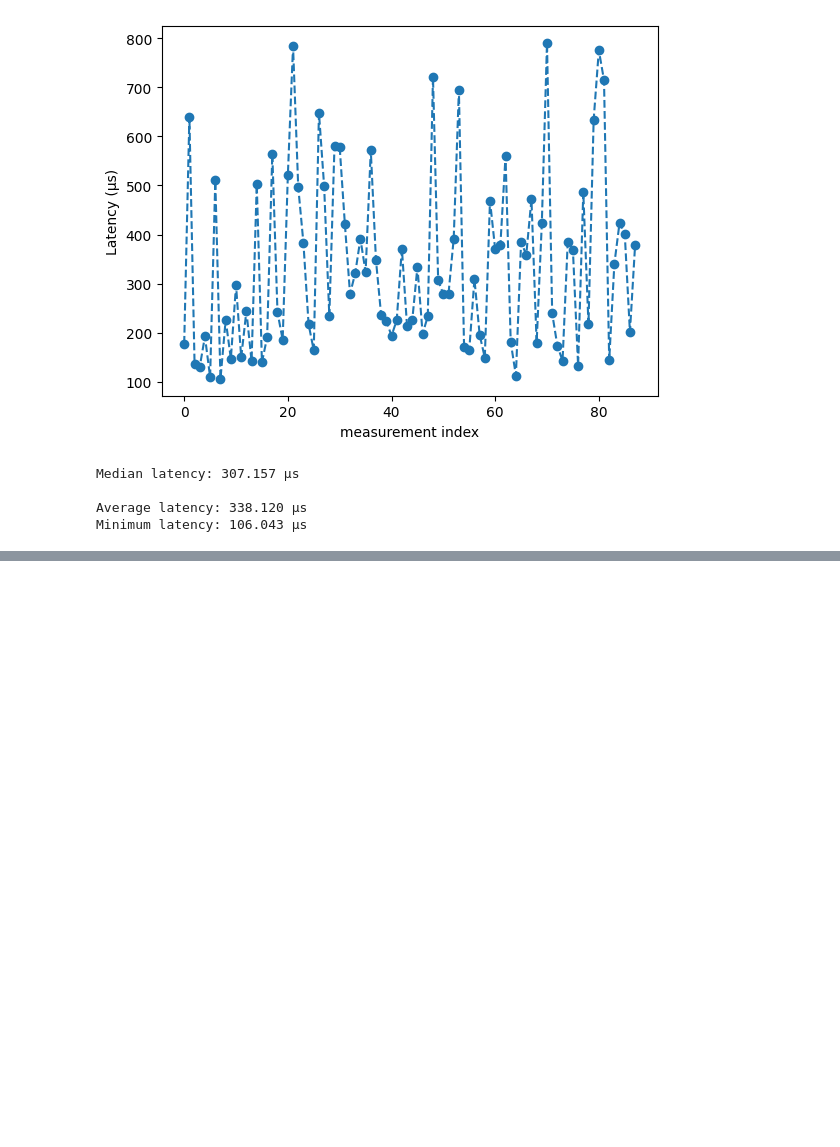
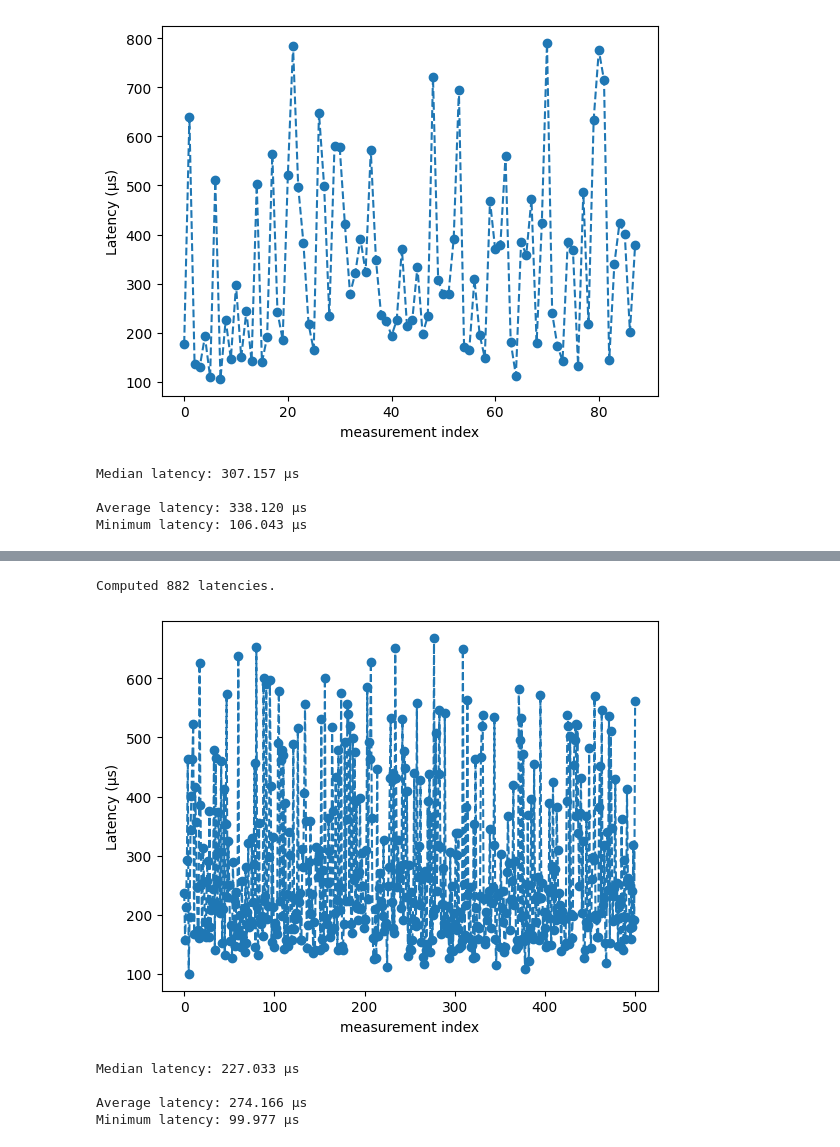
Before and after one commit to gespel/XenoFlow, a Jupyter notebook: experiments/entry_latency/entry_latency.ipynb, the cells around one changed output, grey strips where cells are left out. Drawn from its saved outputs; the diff is of its cells as text; code cells hidden in the pictures; blank space fills up the shorter version.

```diff
--- a/experiments/entry_latency/entry_latency.ipynb
+++ b/experiments/entry_latency/entry_latency.ipynb
@@ -133,0 +143,9 @@ Minimum latency: 106.043 μs
+# %%
+analyse_experiment("measurements/packets7.pcap", "measurements/entries7.txt")
+# %% [output]
+Computed 882 latencies.
+[figure, added]
+Median latency: 227.033 μs
+
+Average latency: 274.166 μs
+Minimum latency: 99.977 μs
```
Also changed, not shown: parts of 4 cells of this notebook.
